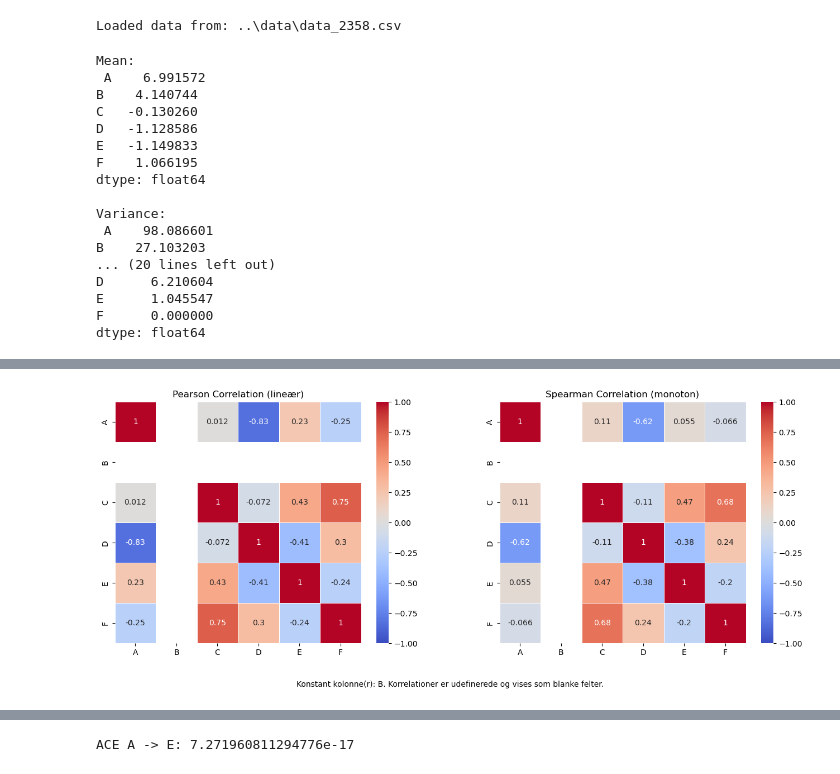
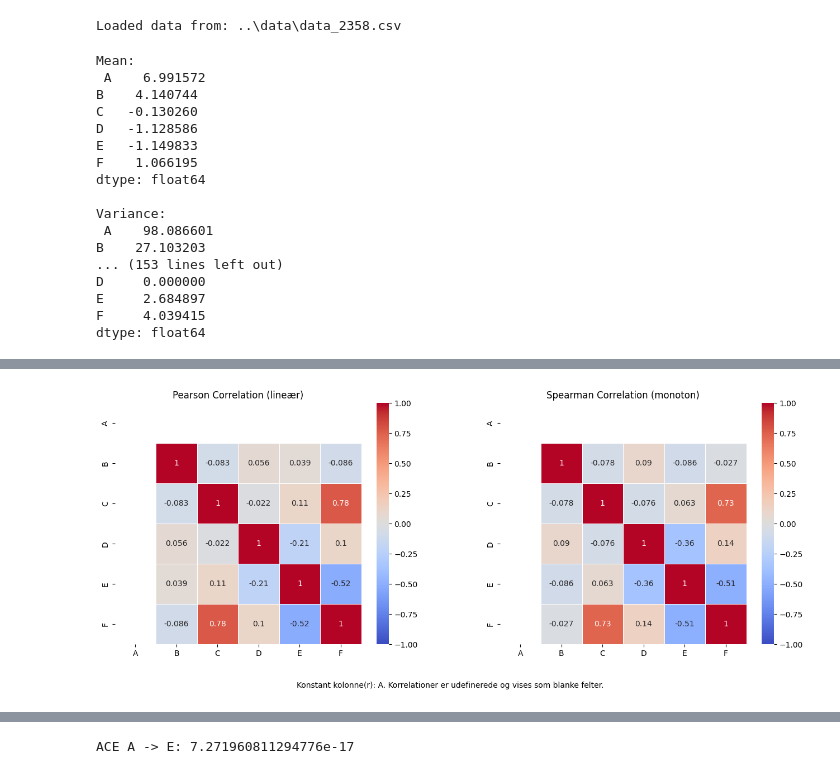
Before and after one commit to Nunk-sketch/AL3-MiniProject, a Jupyter notebook: sovs2/setup.ipynb, the cells around one changed output, grey strips where cells are left out. Saved outputs shown, nothing was run; the diff lists cells and outputs as text; code cells hidden in the pictures.

```diff
--- a/sovs2/setup.ipynb
+++ b/sovs2/setup.ipynb
@@ -65,10 +80,18 @@ def MeanVariance(df):
 mean, variance = MeanVariance(df)
 print("Mean:\n", mean)
 print("\nVariance:\n", variance)
-Mean, Variance = MeanVariance(df_int_neg)
+Mean, Variance = MeanVariance(df_int_nega)
 print("\nIntervention Data:")
 print("Mean:\n", Mean)
 print("\nVariance:\n", Variance)
+results = [Mean, Variance]
+data = [df, df_int_nega, df_int_posa, df_int_negf, df_int_pose, df_int_negb, df_int_posd]
+labels = ["Original", "Intervention NegA", "Intervention PosA", "Intervention NegF", "Intervention Pose", "Intervention NegB", "Intervention PosD"]
+for i in range(len(data)):
+    mean, variance = MeanVariance(data[i])
+    print(f"\n{labels[i]} Data:")
+    print("Mean:\n", mean)
+    print("\nVariance:\n", variance)
 # %% [output]
 Mean:
  A    6.991572
@@ -82,42 +105,44 @@ dtype: float64
 Variance:
  A    98.086601
 B    27.103203
-... (20 lines left out)
-D      6.210604
-E      1.045547
-F      0.000000
+... (153 lines left out)
+D     0.000000
+E     2.684897
+F     4.039415
 dtype: float64
 # %%
 def compare_correlations(df, reference_columns=None):
     """Plot Pearson and Spearman correlations side by side"""
     numeric_df = df.select_dtypes(include=np.number).copy()
     if reference_columns is None:
         reference_columns = numeric_df.columns.tolist()
     pearson_corr = numeric_df.corr(method='pearson').reindex(index=reference_columns, columns=reference_columns)
     spearman_corr = numeric_df.corr(method='spearman').reindex(index=reference_columns, columns=reference_columns)
     constant_columns = [col for col in reference_columns if numeric_df[col].nunique(dropna=True) <= 1 if col in numeric_df.columns]
 
     fig, axes = plt.subplots(1, 2, figsize=(16, 6))
 
     # Pearson
     sns.heatmap(pearson_corr, annot=True, cmap="coolwarm", linewidths=0.5, ax=axes[0], vmin=-1, vmax=1)
     axes[0].set_title("Pearson Correlation (lineær)", fontsize=12)
 
     # Spearman
     sns.heatmap(spearman_corr, annot=True, cmap="coolwarm", linewidths=0.5, ax=axes[1], vmin=-1, vmax=1)
     axes[1].set_title("Spearman Correlation (monoton)", fontsize=12)
     if constant_columns:
         fig.subplots_adjust(bottom=0.16, wspace=0.25)
         fig.text(0.5, 0.03, f"Konstant kolonne(r): {', '.join(constant_columns)}. Korrelationer er udefinerede og vises som blanke felter.", ha='center', fontsize=10)
 
     plt.show()
 
+
+
 common_columns = df.select_dtypes(include=np.number).columns.tolist()
 compare_correlations(df, reference_columns=common_columns)
-compare_correlations(df_int_neg, reference_columns=common_columns)
+compare_correlations(df_int_nega, reference_columns=common_columns)
 # %% [output]
 [figure]
-[figure, old version]
+[figure, new version]
 # %%
 from sklearn.feature_selection import mutual_info_regression
 
```
Also changed, not shown: parts of 6 cells of this notebook, 1 other file.
